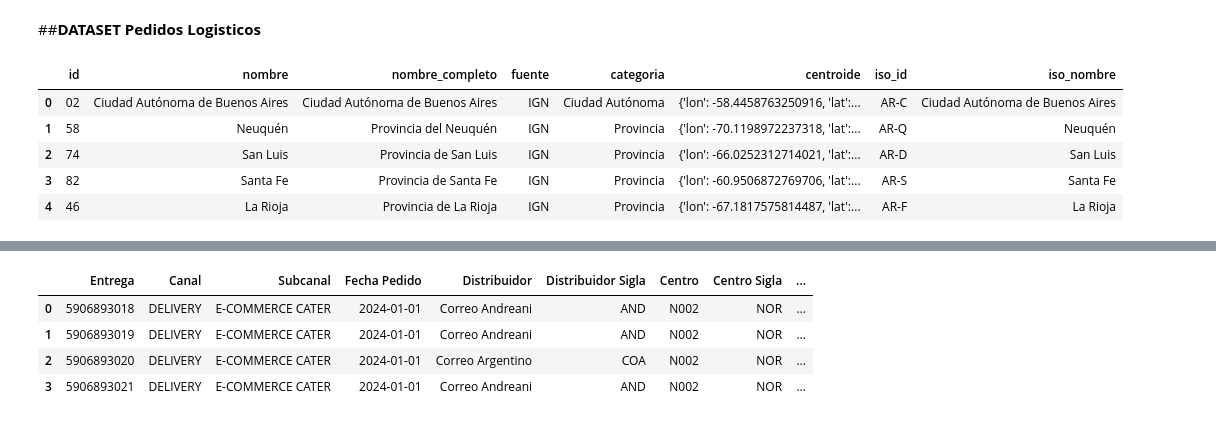
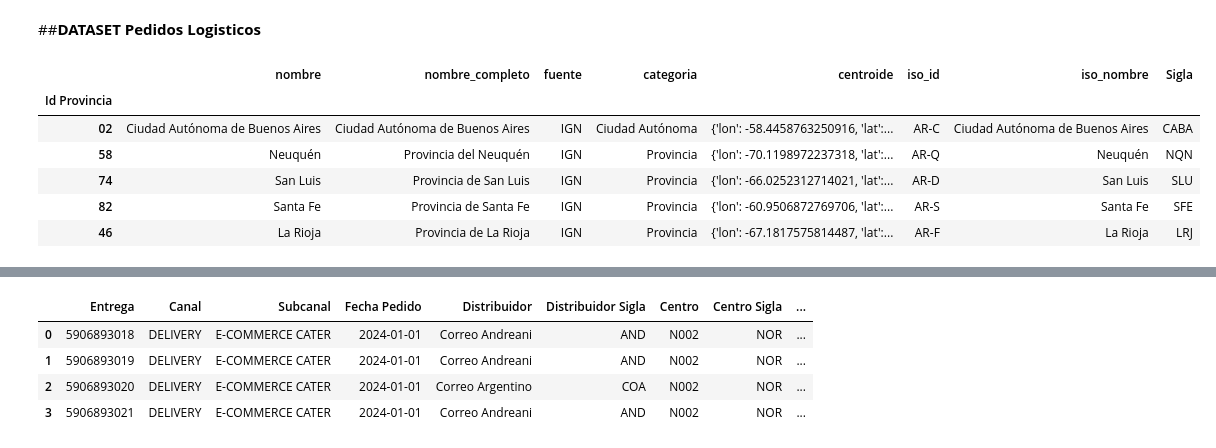
Before and after one commit to Leonardo-rodcas/Proyecto-DS-61190-E-Commerce, a Jupyter notebook: ProyectoDS_Rodriguez_Castillo_Leonardo.ipynb, the cells around one changed output, grey strips where cells are left out. Drawn from its saved outputs; the diff is of its cells as text; code cells hidden in the pictures.

```diff
--- a/ProyectoDS_Rodriguez_Castillo_Leonardo.ipynb
+++ b/ProyectoDS_Rodriguez_Castillo_Leonardo.ipynb
@@ -171,17 +171,45 @@ df_2024_Sem_2 = pd.read_excel(URL2)
 #Concatenamos ambos Dataframes
 frames = [df_2024_Sem_1, df_2024_Sem_2]
 df = pd.concat(frames)
-# %%
-#Creamos Dataframe Auxiliar con datos de Provicias
-URL3 = 'https://infra.datos.gob.ar/georef/provincias.json'
-response = requests.get(URL3)
-datos_json = json.loads(response.text)
-df_prov = pd.DataFrame.from_dict(datos_json['provincias'])
-df_prov.head(5)
-# %% [output]
-|  | id | nombre | nombre_completo | fuente | categoria | centroide | iso_id | iso_nombre |
-| 0 | 02 | Ciudad Autónoma de Buenos Aires | Ciudad Autónoma de Buenos Aires | IGN | Ciudad Autónoma | {'lon': -58.4458763250916, 'lat':... | AR-C | Ciudad Autónoma de Buenos Aires |
-| 1 | 58 | Neuquén | Provincia del Neuquén | IGN | Provincia | {'lon': -70.1198972237318, 'lat':... | AR-Q | Neuquén |
-| 2 | 74 | San Luis | Provincia de San Luis | IGN | Provincia | {'lon': -66.0252312714021, 'lat':... | AR-D | San Luis |
-| 3 | 82 | Santa Fe | Provincia de Santa Fe | IGN | Provincia | {'lon': -60.9506872769706, 'lat':... | AR-S | Santa Fe |
-| 4 | 46 | La Rioja | Provincia de La Rioja | IGN | Provincia | {'lon': -67.1817575814487, 'lat':... | AR-F | La Rioja |
+# %%
+#Creamos Dataframe Auxiliar con datos de Provicias
+URL3 = 'https://infra.datos.gob.ar/georef/provincias.json'
+response = requests.get(URL3)
+datos_json = json.loads(response.text)
+df_prov = pd.DataFrame.from_dict(datos_json['provincias'])
+df_prov = df_prov.rename(columns={'id': 'Id Provincia'})
+df_prov = df_prov.set_index('Id Provincia')
+df_prov['Provincia Sigla']=""
+df_prov.at['02', 'Sigla'] = 'CABA'
+df_prov.at['58', 'Sigla'] = 'NQN'
+df_prov.at['74', 'Sigla'] = 'SLU'
+df_prov.at['82', 'Sigla'] = 'SFE'
+df_prov.at['46', 'Sigla'] = 'LRJ'
+df_prov.at['10', 'Sigla'] = 'CAT'
+df_prov.at['90', 'Sigla'] = 'TUC'
+df_prov.at['22', 'Sigla'] = 'CHA'
+df_prov.at['34', 'Sigla'] = 'FOR'
+df_prov.at['78', 'Sigla'] = 'SCR'
+df_prov.at['26', 'Sigla'] = 'CHU'
+df_prov.at['50', 'Sigla'] = 'MDZ'
+df_prov.at['30', 'Sigla'] = 'ERI'
+df_prov.at['70', 'Sigla'] = 'SJU'
+df_prov.at['38', 'Sigla'] = 'JUJ'
+df_prov.at['86', 'Sigla'] = 'SGO'
+df_prov.at['62', 'Sigla'] = 'RNE'
+df_prov.at['18', 'Sigla'] = 'COR'
+df_prov.at['54', 'Sigla'] = 'MIS'
+df_prov.at['66', 'Sigla'] = 'SAL'
+df_prov.at['14', 'Sigla'] = 'CBA'
+df_prov.at['06', 'Sigla'] = 'BUE'
+df_prov.at['42', 'Sigla'] = 'PAM'
+df_prov.at['94', 'Sigla'] = 'TIE'
+df_prov.head(5)
+# %% [output]
+|  | nombre | nombre_completo | fuente | categoria | centroide | iso_id | iso_nombre | Sigla |
+| Id Provincia |  |  |  |  |  |  |  |  |
+| 02 | Ciudad Autónoma de Buenos Aires | Ciudad Autónoma de Buenos Aires | IGN | Ciudad Autónoma | {'lon': -58.4458763250916, 'lat':... | AR-C | Ciudad Autónoma de Buenos Aires | CABA |
+| 58 | Neuquén | Provincia del Neuquén | IGN | Provincia | {'lon': -70.1198972237318, 'lat':... | AR-Q | Neuquén | NQN |
+| 74 | San Luis | Provincia de San Luis | IGN | Provincia | {'lon': -66.0252312714021, 'lat':... | AR-D | San Luis | SLU |
+| 82 | Santa Fe | Provincia de Santa Fe | IGN | Provincia | {'lon': -60.9506872769706, 'lat':... | AR-S | Santa Fe | SFE |
+| 46 | La Rioja | Provincia de La Rioja | IGN | Provincia | {'lon': -67.1817575814487, 'lat':... | AR-F | La Rioja | LRJ |
```
Also changed, not shown: parts of 4 cells of this notebook.
